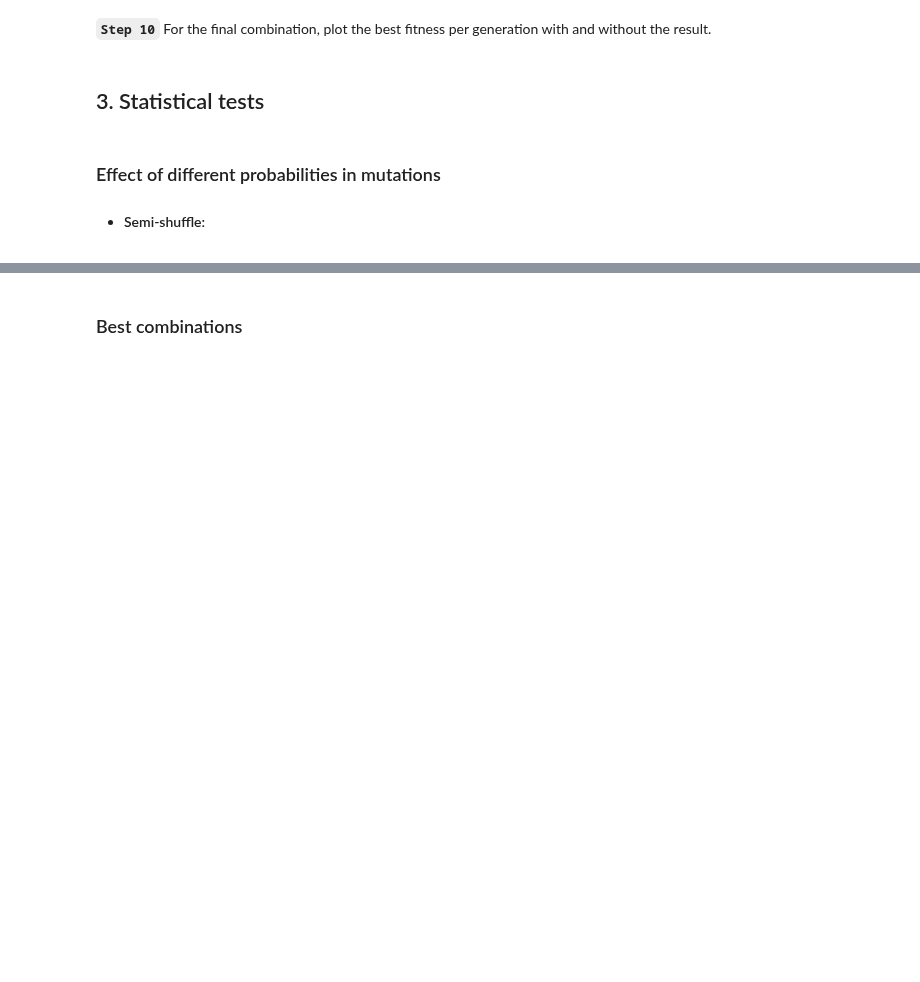
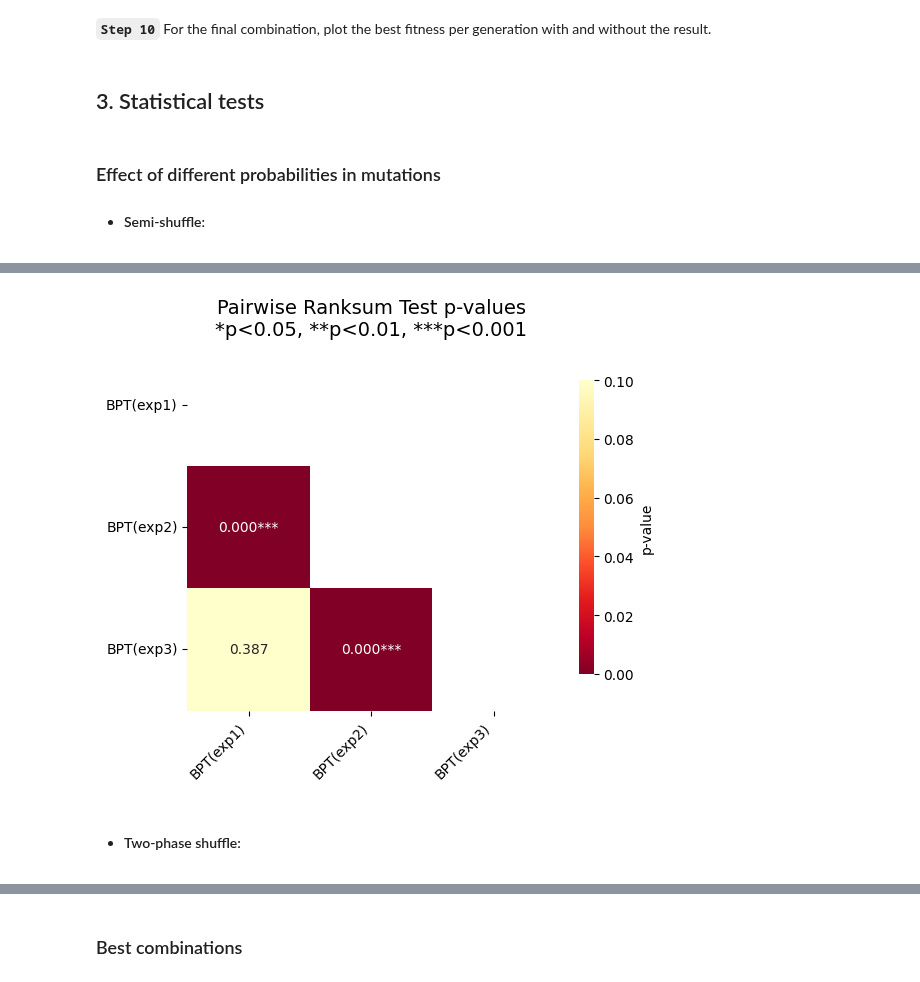
Before and after one commit to rafabernard0/CIFO_PROJECT, a Jupyter notebook: Performance.ipynb, the cells around one changed output, grey strips where cells are left out. Drawn from its saved outputs; the diff is of its cells as text; code cells hidden in the pictures; blank space fills up the shorter version.

```diff
--- a/Performance.ipynb
+++ b/Performance.ipynb
@@ -296,0 +390,6 @@ def non_parametric_pairwise_test
+# %%
+_ = pairwise_ranksums(B_combs, alpha=0.05)
+# %% [output]
+[figure, added]
+# %% [markdown]
+- #### Two-phase shuffle:
```
Also changed, not shown: parts of 17 cells of this notebook, 1 other file.
